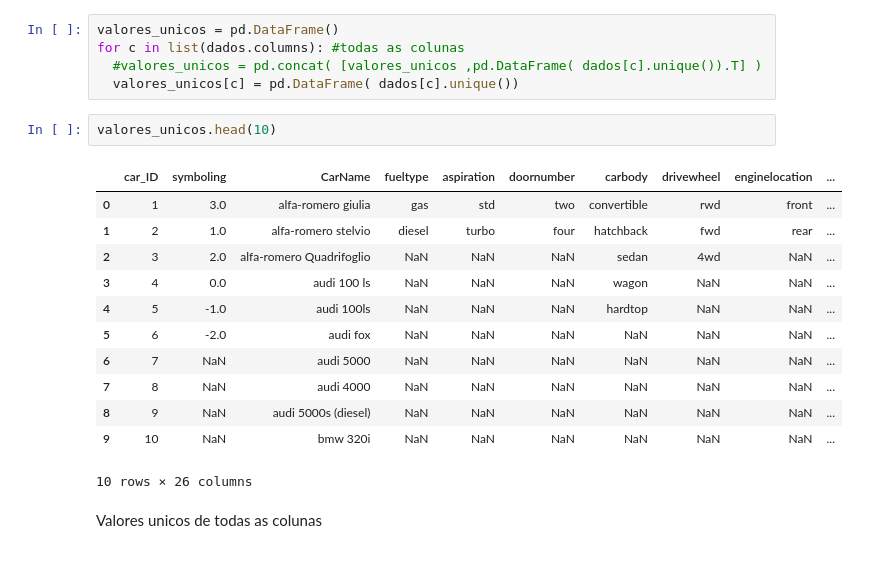
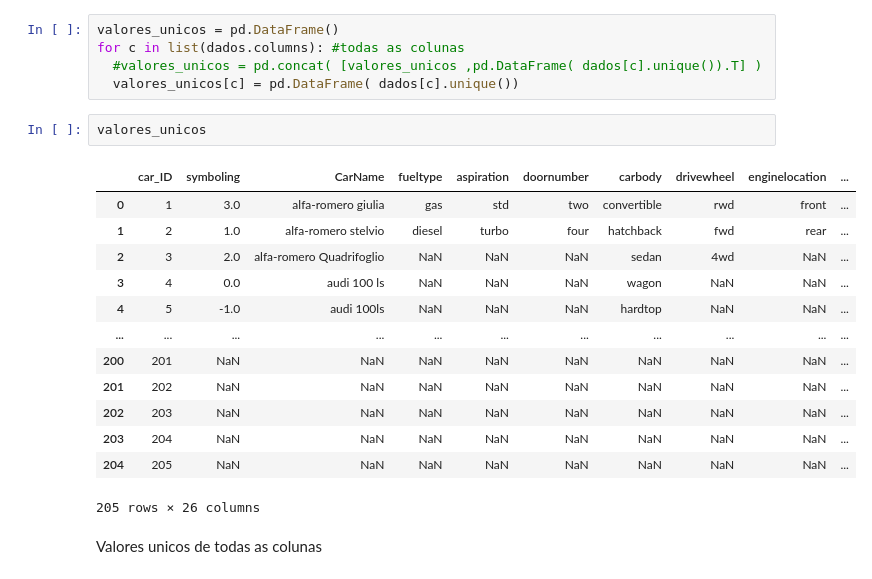
Before and after one commit to PAndersonSB/Introducao-Datascience, a Jupyter notebook: Data_Science_Projeto_1.ipynb, the cells around one changed output. Cells and saved outputs as stored; diff of their text form.

```diff
--- a/Data_Science_Projeto_1.ipynb
+++ b/Data_Science_Projeto_1.ipynb
@@ -116,20 +116,21 @@ for c in list(dados.columns): #todas as colunas
   #valores_unicos = pd.concat( [valores_unicos ,pd.DataFrame( dados[c].unique()).T] )
   valores_unicos[c] = pd.DataFrame( dados[c].unique())
 # %%
-valores_unicos.head(10)
+valores_unicos
 # %% [output]
 |  | car_ID | symboling | CarName | fueltype | aspiration | doornumber | carbody | drivewheel | enginelocation | ... |
 | 0 | 1 | 3.0 | alfa-romero giulia | gas | std | two | convertible | rwd | front | ... |
 | 1 | 2 | 1.0 | alfa-romero stelvio | diesel | turbo | four | hatchback | fwd | rear | ... |
 | 2 | 3 | 2.0 | alfa-romero Quadrifoglio | NaN | NaN | NaN | sedan | 4wd | NaN | ... |
 | 3 | 4 | 0.0 | audi 100 ls | NaN | NaN | NaN | wagon | NaN | NaN | ... |
 | 4 | 5 | -1.0 | audi 100ls | NaN | NaN | NaN | hardtop | NaN | NaN | ... |
-| 5 | 6 | -2.0 | audi fox | NaN | NaN | NaN | NaN | NaN | NaN | ... |
-| 6 | 7 | NaN | audi 5000 | NaN | NaN | NaN | NaN | NaN | NaN | ... |
-| 7 | 8 | NaN | audi 4000 | NaN | NaN | NaN | NaN | NaN | NaN | ... |
-| 8 | 9 | NaN | audi 5000s (diesel) | NaN | NaN | NaN | NaN | NaN | NaN | ... |
-| 9 | 10 | NaN | bmw 320i | NaN | NaN | NaN | NaN | NaN | NaN | ... |
+| ... | ... | ... | ... | ... | ... | ... | ... | ... | ... | ... |
+| 200 | 201 | NaN | NaN | NaN | NaN | NaN | NaN | NaN | NaN | ... |
+| 201 | 202 | NaN | NaN | NaN | NaN | NaN | NaN | NaN | NaN | ... |
+| 202 | 203 | NaN | NaN | NaN | NaN | NaN | NaN | NaN | NaN | ... |
+| 203 | 204 | NaN | NaN | NaN | NaN | NaN | NaN | NaN | NaN | ... |
+| 204 | 205 | NaN | NaN | NaN | NaN | NaN | NaN | NaN | NaN | ... |
-10 rows × 26 columns
+205 rows × 26 columns
 # %% [markdown]
 Valores unicos de todas as colunas
 # %%
```
Also changed, not shown: parts of 15 cells of this notebook.
